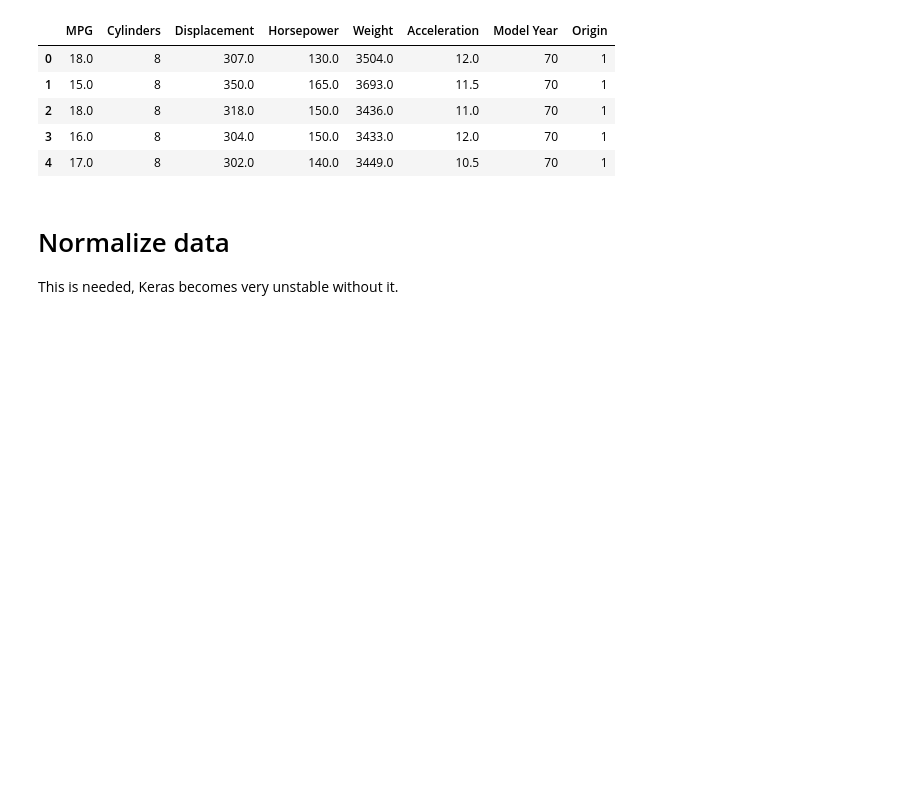
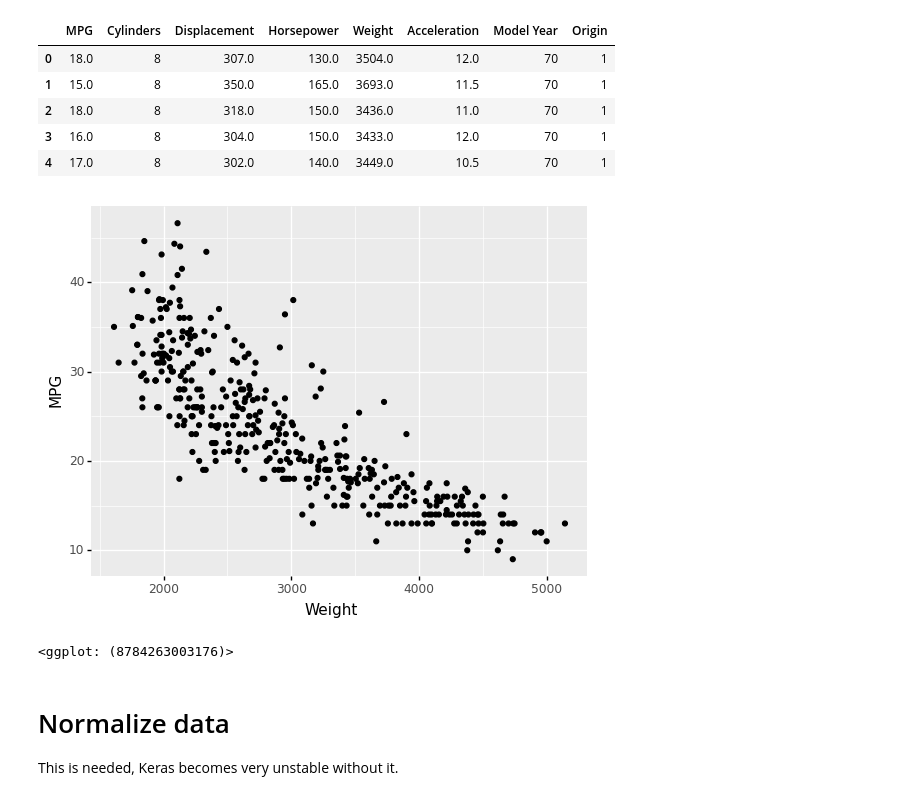
Before and after one commit to PaulHiemstra/neuralnet_generalisation, a Jupyter notebook: linreg_via_keras.ipynb, the cells around one changed output. Saved outputs shown, nothing was run; the diff lists cells and outputs as text; code cells hidden in the pictures; blank space fills up the shorter version.

```diff
--- a/linreg_via_keras.ipynb
+++ b/linreg_via_keras.ipynb
@@ -30,8 +30,12 @@ mtcars.to_csv('mtcars.csv', index=False)
 # %%
 gg = (
     ggplot(mtcars) + geom_point(aes(x='Weight', y='MPG'))
 )
 ggsave(gg, 'scatterplot.png', dpi=200)
+gg
+# %% [output]
+[figure, added]
+<ggplot: (8784263003176)>
 # %% [markdown]
 # Normalize data
 This is needed, Keras becomes very unstable without it.
```
Also changed, not shown: parts of 12 cells of this notebook, 5 other files.
